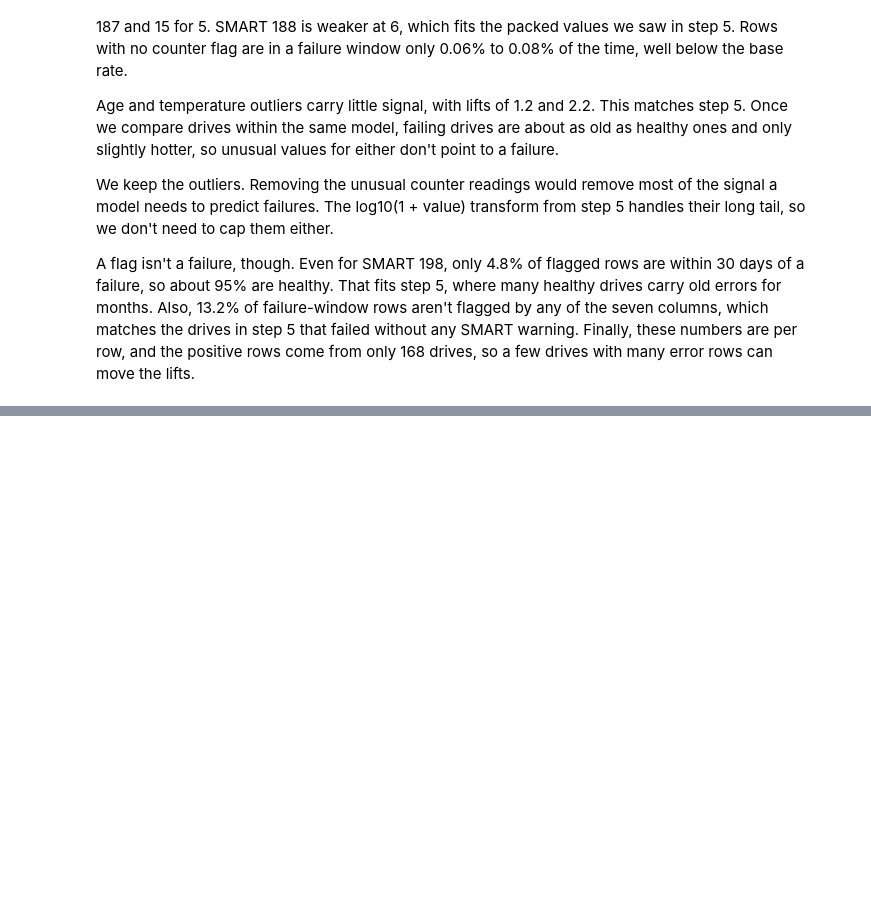
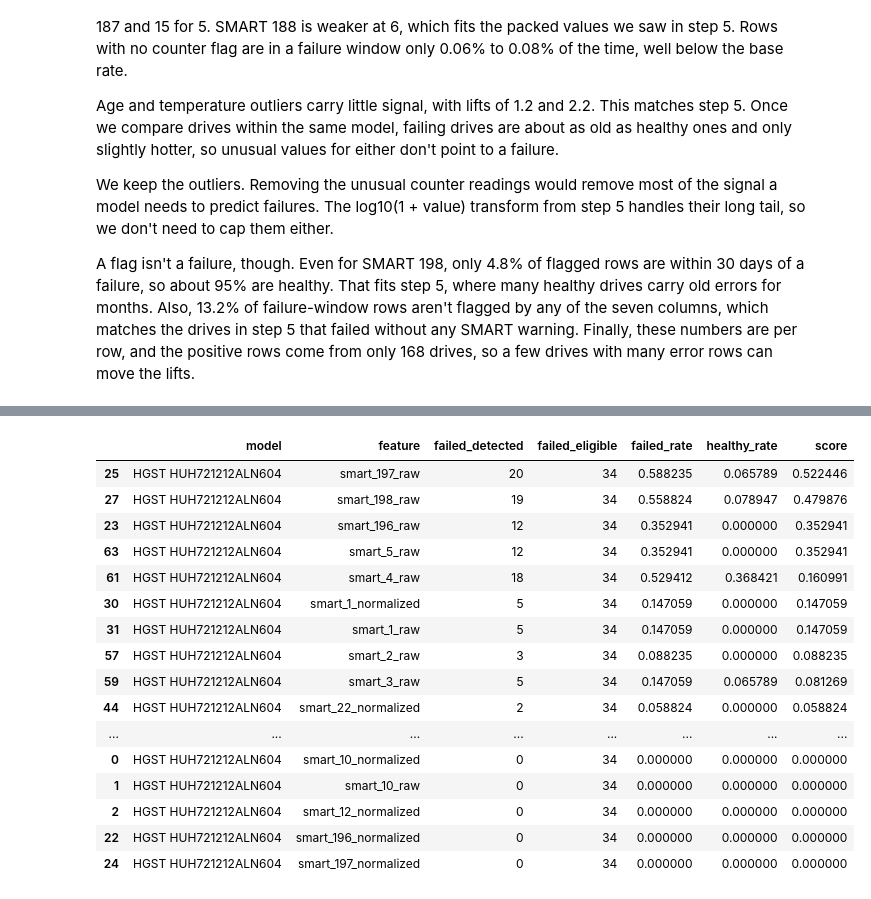
Before and after one commit to matteobombelli/cmpt455-2026-fall-project, a Jupyter notebook: notebooks/EDA_Preprocessing.ipynb, the cells around one changed output, grey strips where cells are left out. Cells and saved outputs as stored; diff of their text form; code cells hidden in the pictures; blank space fills up the shorter version.

```diff
--- a/notebooks/EDA_Preprocessing.ipynb
+++ b/notebooks/EDA_Preprocessing.ipynb
@@ -453,0 +801,85 @@ A flag isn't a failure, though. Even for SMART 198, only 4.8% of flagged rows ar
+# %%
+summary = (
+    cp_results
+    .groupby(["model", "feature", "failed"])
+    .agg(
+        eligible=("eligible", "sum"),
+        detected=("changed", "sum")
+    )
+    .reset_index()
+)
+
+failed_stats = (
+    summary[summary["failed"]]
+    [["model", "feature", "eligible", "detected"]]
+    .rename(columns={
+        "eligible": "failed_eligible",
+        "detected": "failed_detected"
+    })
+)
+
+healthy_stats = (
+    summary[~summary["failed"]]
+    [["model", "feature", "eligible", "detected"]]
+    .rename(columns={
+        "eligible": "healthy_eligible",
+        "detected": "healthy_detected"
+    })
+)
+
+ranking = failed_stats.merge(
+    healthy_stats,
+    on=["model", "feature"]
+)
+
+# Require some valid time series in each group
+ranking = ranking[
+    (ranking["failed_eligible"] >= 5)
+    & (ranking["healthy_eligible"] >= 5)
+].copy()
+
+ranking["failed_rate"] = (
+    ranking["failed_detected"]
+    / ranking["failed_eligible"]
+)
+
+ranking["healthy_rate"] = (
+    ranking["healthy_detected"]
+    / ranking["healthy_eligible"]
+)
+
+ranking["score"] = (
+    ranking["failed_rate"]
+    - ranking["healthy_rate"]
+)
+
+ranking = ranking.sort_values(
+    ["model", "score"],
+    ascending=[True, False]
+)
+
+display(ranking[
+    [
+        "model", "feature",
+        "failed_detected", "failed_eligible",
+        "failed_rate", "healthy_rate", "score"
+    ]
+].head(20))
+# %% [output]
+|  | model | feature | failed_detected | failed_eligible | failed_rate | healthy_rate | score |
+| 25 | HGST HUH721212ALN604 | smart_197_raw | 20 | 34 | 0.588235 | 0.065789 | 0.522446 |
+| 27 | HGST HUH721212ALN604 | smart_198_raw | 19 | 34 | 0.558824 | 0.078947 | 0.479876 |
+| 23 | HGST HUH721212ALN604 | smart_196_raw | 12 | 34 | 0.352941 | 0.000000 | 0.352941 |
+| 63 | HGST HUH721212ALN604 | smart_5_raw | 12 | 34 | 0.352941 | 0.000000 | 0.352941 |
+| 61 | HGST HUH721212ALN604 | smart_4_raw | 18 | 34 | 0.529412 | 0.368421 | 0.160991 |
+| 30 | HGST HUH721212ALN604 | smart_1_normalized | 5 | 34 | 0.147059 | 0.000000 | 0.147059 |
+| 31 | HGST HUH721212ALN604 | smart_1_raw | 5 | 34 | 0.147059 | 0.000000 | 0.147059 |
+| 57 | HGST HUH721212ALN604 | smart_2_raw | 3 | 34 | 0.088235 | 0.000000 | 0.088235 |
+| 59 | HGST HUH721212ALN604 | smart_3_raw | 5 | 34 | 0.147059 | 0.065789 | 0.081269 |
+| 44 | HGST HUH721212ALN604 | smart_22_normalized | 2 | 34 | 0.058824 | 0.000000 | 0.058824 |
+| ... | ... | ... | ... | ... | ... | ... | ... |
+| 0 | HGST HUH721212ALN604 | smart_10_normalized | 0 | 34 | 0.000000 | 0.000000 | 0.000000 |
+| 1 | HGST HUH721212ALN604 | smart_10_raw | 0 | 34 | 0.000000 | 0.000000 | 0.000000 |
+| 2 | HGST HUH721212ALN604 | smart_12_normalized | 0 | 34 | 0.000000 | 0.000000 | 0.000000 |
+| 22 | HGST HUH721212ALN604 | smart_196_normalized | 0 | 34 | 0.000000 | 0.000000 | 0.000000 |
+| 24 | HGST HUH721212ALN604 | smart_197_normalized | 0 | 34 | 0.000000 | 0.000000 | 0.000000 |
```
Also changed, not shown: parts of 51 cells of this notebook.
